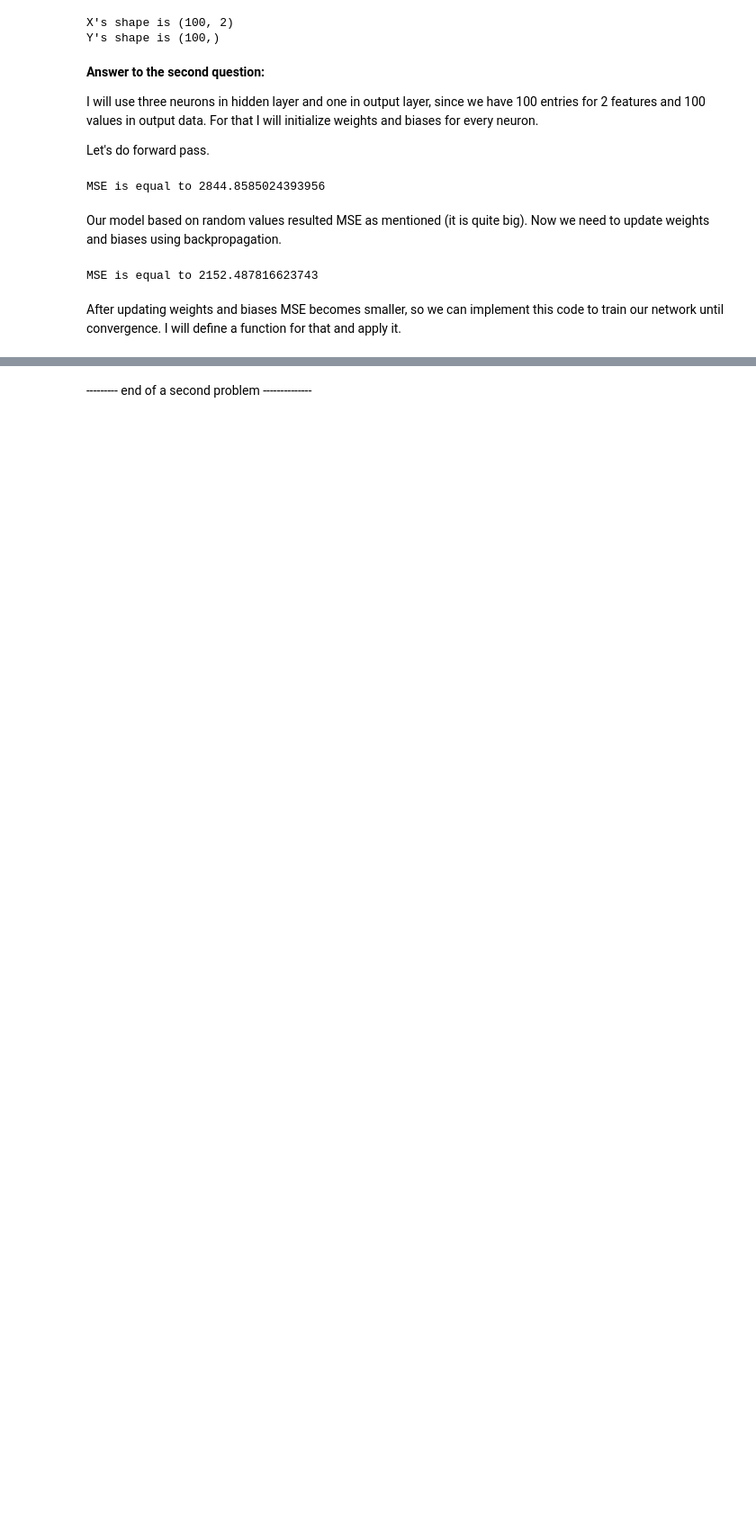
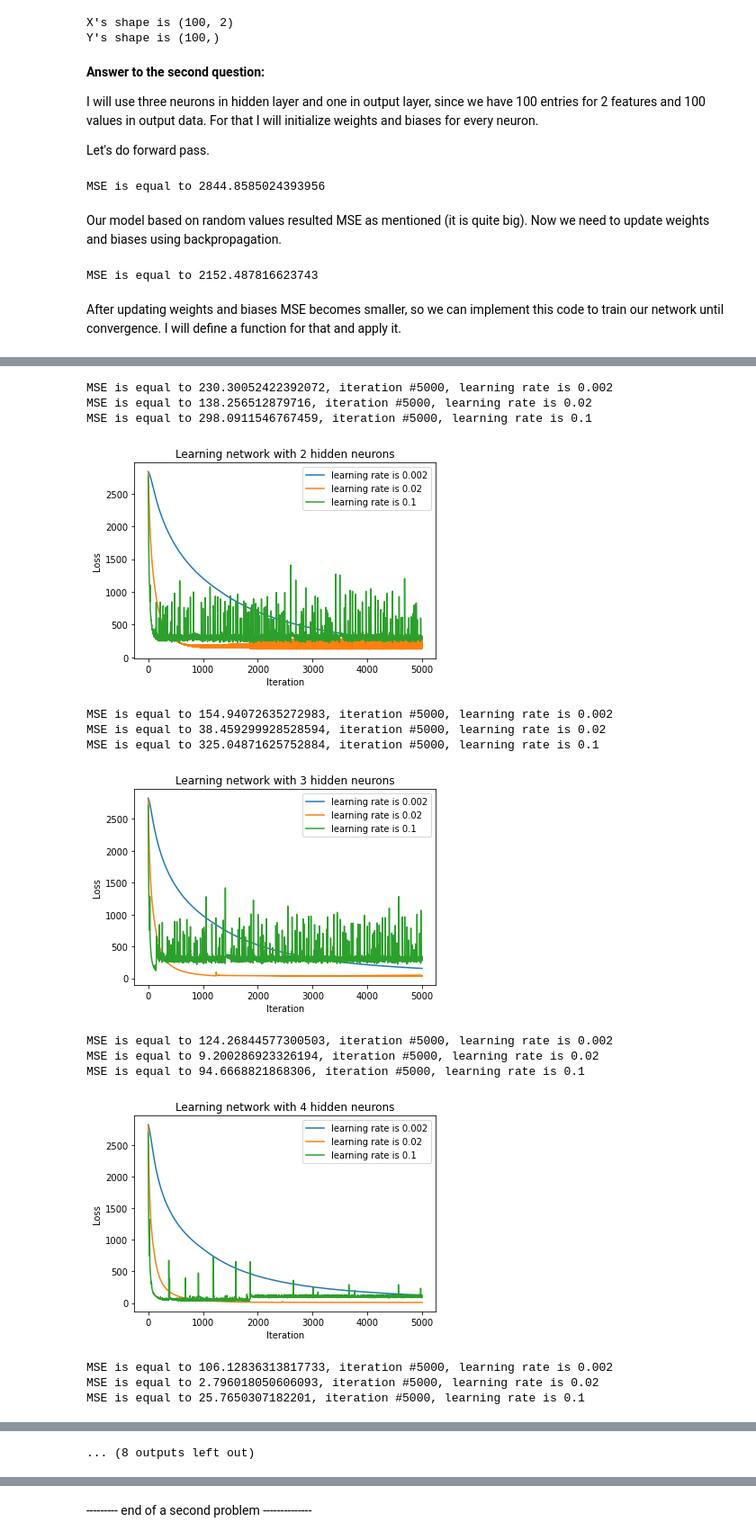
Before and after one commit to BorisOskolkov/MLcourse, a Jupyter notebook: asng02/A02_task.ipynb, the cells around one changed output, grey strips where cells are left out. Shown at 90% size. Drawn from its saved outputs; the diff is of its cells as text; code cells hidden in the pictures; blank space fills up the shorter version.

```diff
--- a/asng02/A02_task.ipynb
+++ b/asng02/A02_task.ipynb
@@ -132,5 +130,5 @@ m=y.shape[0]
 # %%
-def train_network(x, y, W1, W2, b1, b2, lr, n_it):
+def train_network(x, y, W1, W2, b1, b2, lr, n_it, n_n):
   # Fwd Pass
   z1 = np.dot(W1,x.T) + b1
   a1 = sigmoid(z1)
@@ -139,8 +137,7 @@ def train_network(x, y, W1, W2, b1, b2, lr, n_it):
   a2 = z2
 
   m=y.shape[0]
-  mse = np.sum((a2-y)**2)/(2*m)
-  print(f"MSE is equal to {mse}")
+  mse = np.zeros(n_it,)
   # Backward pass
   for i in range(n_it):
     # Compute gradients
@@ -149,9 +146,22 @@ def train_network(x, y, W1, W2, b1, b2, lr, n_it):
     db2 = np.sum(dz2)
     dz1 = W2*dz2*sigmoid_derivative(z1)
     dW1 = np.dot(dz1,x)
-    db1 = np.sum(dz1, axis = 1).reshape(3,1)
+    db1 = np.sum(dz1, axis = 1).reshape(n_n,1)
     # Update weights and biases
     W1 = W1 - lr*dW1
     W2 = W2 - lr*dW2
     b1 = b1 - lr*db1
     b2 = b2 - lr*db2
+      # Fwd Pass
+    z1 = np.dot(W1,x.T) + b1
+    a1 = sigmoid(z1)
+
+    z2 = np.dot(W2.T,a1) + b2
+    a2 = z2
+
+    m=y.shape[0]
+    mse[i] = np.sum((a2-y)**2)/(2*m)
+
+  print(f"MSE is equal to {mse[i]}, iteration #{i+1}, learning rate is {lr}")
+  prediction = a2
+  return W1, W2, b1, b2, prediction, mse
@@ -157,0 +170,40 @@ def train_network(x, y, W1, W2, b1, b2, lr, n_it):
+# %%
+def show_mse_change_for_2_layer_regr_nn(number_of_hidden_neurons):
+  n_of_iterations = 5000
+  # weights and biases in first layer
+  W1 = np.random.rand(number_of_hidden_neurons,2)
+  b1 = np.random.rand(number_of_hidden_neurons,1)
+
+  # weights and biases in second layer
+  W2 = np.random.rand(number_of_hidden_neurons,1)
+  b2 = np.random.rand(1,1)
+  __, __, __, __, __, mse1 = train_network(x, y, W1, W2, b1, b2, 0.002, n_of_iterations, number_of_hidden_neurons)
+  __, __, __, __, __, mse2 = train_network(x, y, W1, W2, b1, b2, 0.02, n_of_iterations, number_of_hidden_neurons)
+  __, __, __, __, __, mse3 = train_network(x, y, W1, W2, b1, b2, 0.1, n_of_iterations, number_of_hidden_neurons)
+  plt.plot(mse1, label='learning rate is 0.002')
+  plt.plot(mse2, label='learning rate is 0.02')
+  plt.plot(mse3, label='learning rate is 0.1')
+  plt.title(f"Learning network with {number_of_hidden_neurons} hidden neurons")
+  plt.xlabel("Iteration")
+  plt.ylabel("Loss")
+  plt.legend()
+  plt.show()
+# %%
+for i in range(10):
+  show_mse_change_for_2_layer_regr_nn(i+2)
+# %% [output]
+MSE is equal to 230.30052422392072, iteration #5000, learning rate is 0.002
+MSE is equal to 138.256512879716, iteration #5000, learning rate is 0.02
+MSE is equal to 298.0911546767459, iteration #5000, learning rate is 0.1
+[figure, added]
+MSE is equal to 154.94072635272983, iteration #5000, learning rate is 0.002
+MSE is equal to 38.459299928528594, iteration #5000, learning rate is 0.02
+MSE is equal to 325.04871625752884, iteration #5000, learning rate is 0.1
+[figure, added]
+MSE is equal to 124.26844577300503, iteration #5000, learning rate is 0.002
+MSE is equal to 9.200286923326194, iteration #5000, learning rate is 0.02
+MSE is equal to 94.6668821868306, iteration #5000, learning rate is 0.1
+[figure, added]
+MSE is equal to 106.12836313817733, iteration #5000, learning rate is 0.002
+MSE is equal to 2.796018050606093, iteration #5000, learning rate is 0.02
+MSE is equal to 25.7650307182201, iteration #5000, learning rate is 0.1
@@ -157,0 +219 @@ def train_network(x, y, W1, W2, b1, b2, lr, n_it):
+... (8 outputs left out)
```
Also changed, not shown: parts of 5 cells of this notebook.
